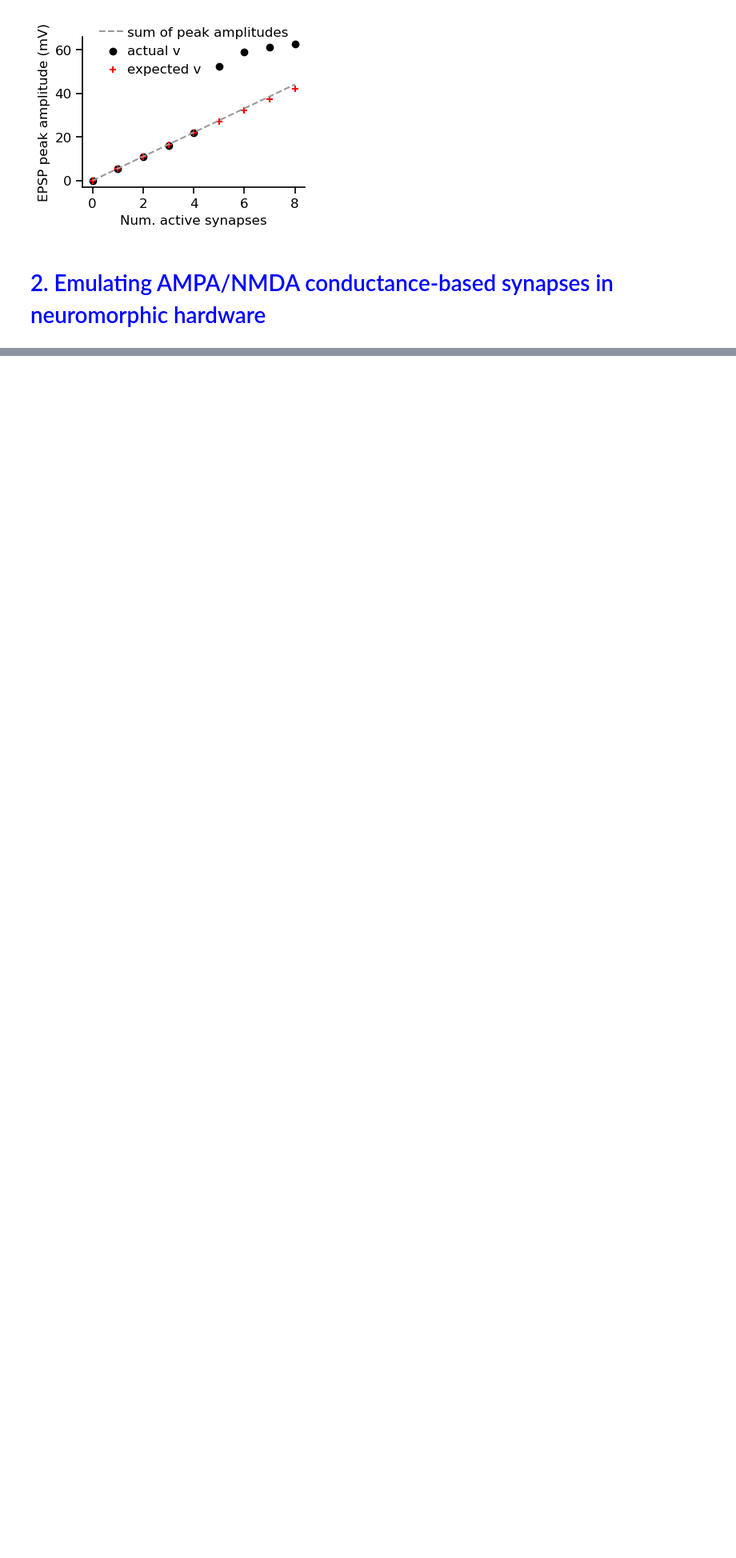
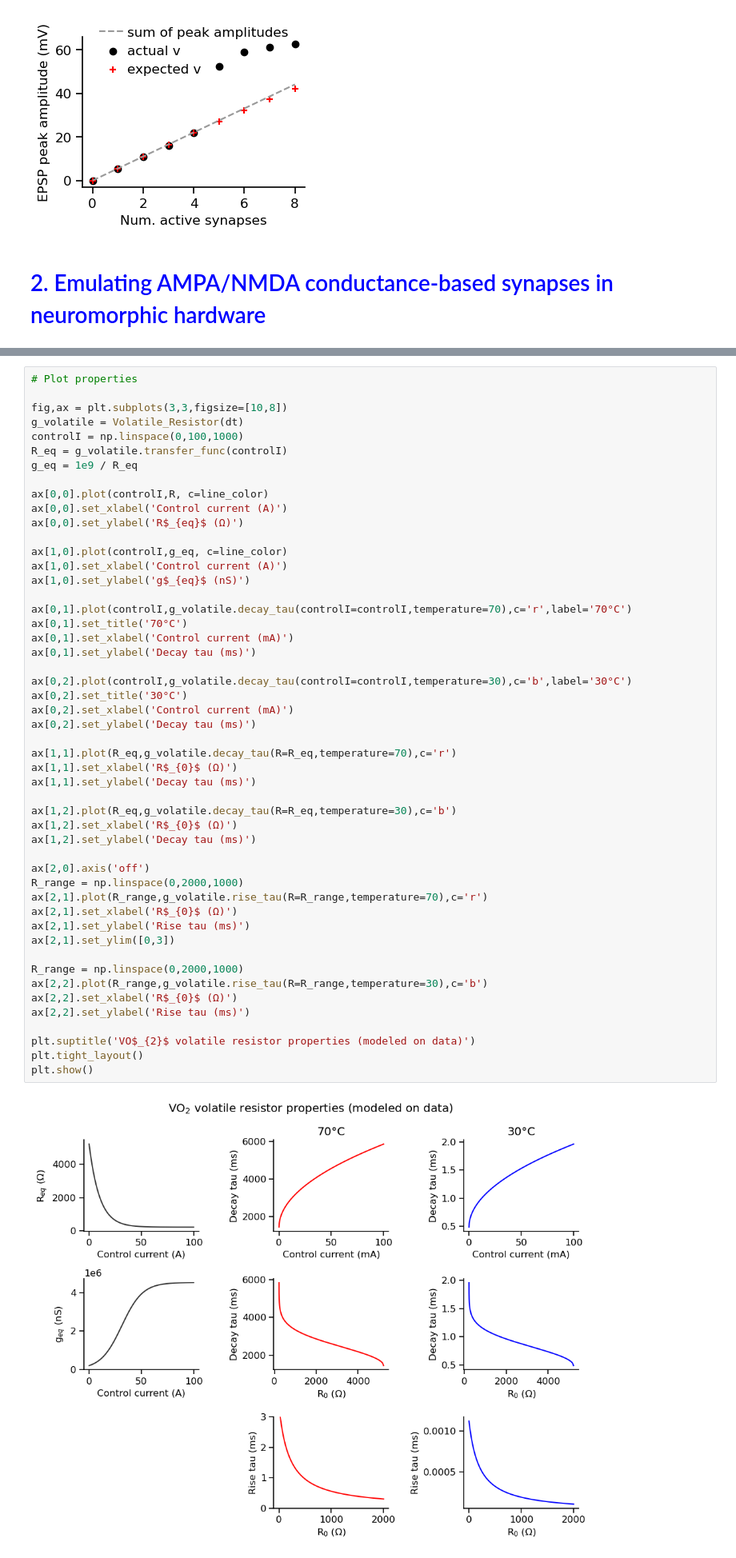
Before and after one commit to argalloni/Neuromorphic_simulations, a Jupyter notebook: Neuromorphic_NMDA.ipynb, the cells around one changed output, grey strips where cells are left out. Shown: that part at 80% size. Cells and saved outputs as stored; diff of their text form; blank space fills up the shorter version.

```diff
--- a/Neuromorphic_NMDA.ipynb
+++ b/Neuromorphic_NMDA.ipynb
@@ -321 +314,53 @@ plt.show()
+# %%
+# Plot properties
+
+fig,ax = plt.subplots(3,3,figsize=[10,8])
+g_volatile = Volatile_Resistor(dt)
+controlI = np.linspace(0,100,1000)
+R_eq = g_volatile.transfer_func(controlI)
+g_eq = 1e9 / R_eq
+
+ax[0,0].plot(controlI,R, c=line_color)
+ax[0,0].set_xlabel('Control current (A)')
+ax[0,0].set_ylabel('R$_{eq}$ (Ω)')
+
+ax[1,0].plot(controlI,g_eq, c=line_color)
+ax[1,0].set_xlabel('Control current (A)')
+ax[1,0].set_ylabel('g$_{eq}$ (nS)')
+
+ax[0,1].plot(controlI,g_volatile.decay_tau(controlI=controlI,temperature=70),c='r',label='70°C')
+ax[0,1].set_title('70°C')
+ax[0,1].set_xlabel('Control current (mA)')
+ax[0,1].set_ylabel('Decay tau (ms)')
+
+ax[0,2].plot(controlI,g_volatile.decay_tau(controlI=controlI,temperature=30),c='b',label='30°C')
+ax[0,2].set_title('30°C')
+ax[0,2].set_xlabel('Control current (mA)')
+ax[0,2].set_ylabel('Decay tau (ms)')
+
+ax[1,1].plot(R_eq,g_volatile.decay_tau(R=R_eq,temperature=70),c='r')
+ax[1,1].set_xlabel('R$_{0}$ (Ω)')
+ax[1,1].set_ylabel('Decay tau (ms)')
+
+ax[1,2].plot(R_eq,g_volatile.decay_tau(R=R_eq,temperature=30),c='b')
+ax[1,2].set_xlabel('R$_{0}$ (Ω)')
+ax[1,2].set_ylabel('Decay tau (ms)')
+
+ax[2,0].axis('off')
+R_range = np.linspace(0,2000,1000)
+ax[2,1].plot(R_range,g_volatile.rise_tau(R=R_range,temperature=70),c='r')
+ax[2,1].set_xlabel('R$_{0}$ (Ω)')
+ax[2,1].set_ylabel('Rise tau (ms)')
+ax[2,1].set_ylim([0,3])
+
+R_range = np.linspace(0,2000,1000)
+ax[2,2].plot(R_range,g_volatile.rise_tau(R=R_range,temperature=30),c='b')
+ax[2,2].set_xlabel('R$_{0}$ (Ω)')
+ax[2,2].set_ylabel('Rise tau (ms)')
+
+plt.suptitle('VO$_{2}$ volatile resistor properties (modeled on data)')
+plt.tight_layout()
+plt.show()
+# %% [output]
+[figure, added]
 # %%
```
Also changed, not shown: parts of 4 cells of this notebook, 1 other file.
